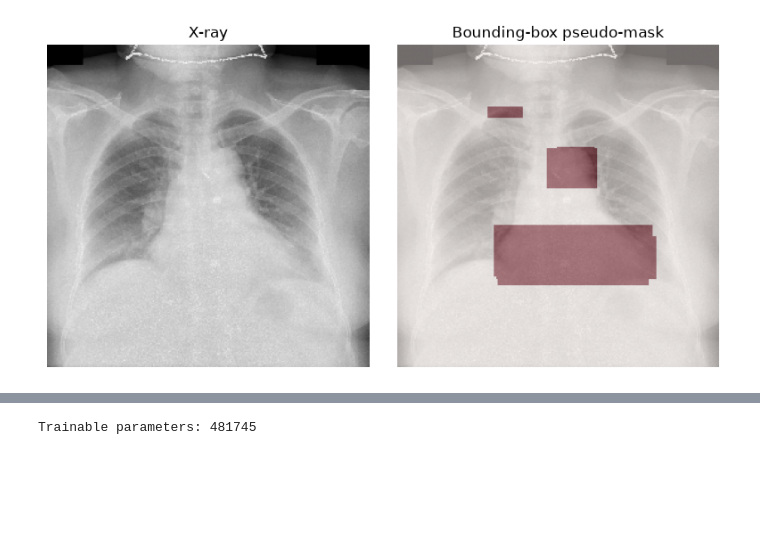
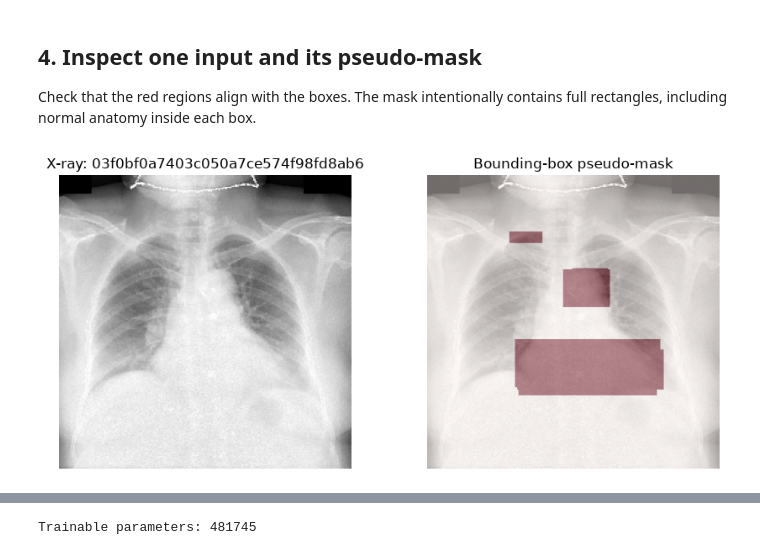
Before and after one commit to Angelinamoses/chest-xray-ai-annotation, a Jupyter notebook: notebooks/02_unet_segmentation.ipynb, the cells around one changed output, grey strips where cells are left out. Cells and saved outputs as stored; diff of their text form; code cells hidden in the pictures; blank space fills up the shorter version.

```diff
--- a/notebooks/02_unet_segmentation.ipynb
+++ b/notebooks/02_unet_segmentation.ipynb
@@ -114,18 +183,21 @@ Failed images: 0
+# %% [markdown]
+## 4. Inspect one input and its pseudo-mask
+
+Check that the red regions align with the boxes. The mask intentionally contains full rectangles, including normal anatomy inside each box.
 # %%
+idx = 0
 
-i = 0
-
-fig, ax = plt.subplots(1, 2, figsize=(8, 4))
-ax[0].imshow(images[i], cmap="gray")
-ax[0].set_title("X-ray")
+fig, ax = plt.subplots(1, 2, figsize=(9, 4))
+ax[0].imshow(images[idx], cmap="gray")
+ax[0].set_title(f"X-ray: {loaded_ids[idx]}")
 ax[0].axis("off")
 
-ax[1].imshow(images[i], cmap="gray")
-ax[1].imshow(masks[i], cmap="Reds", alpha=0.45)
+ax[1].imshow(images[idx], cmap="gray")
+ax[1].imshow(masks[idx], cmap="Reds", alpha=0.45, vmin=0, vmax=1)
 ax[1].set_title("Bounding-box pseudo-mask")
 ax[1].axis("off")
 
 plt.tight_layout()
 plt.show()
 # %% [output]
-[figure, old version]
+[figure, new version]
```
Also changed, not shown: parts of 26 cells of this notebook, 1 other file.
